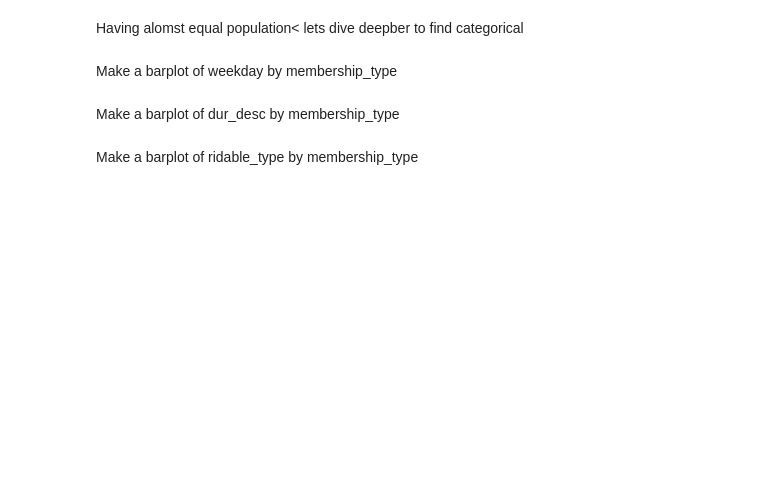
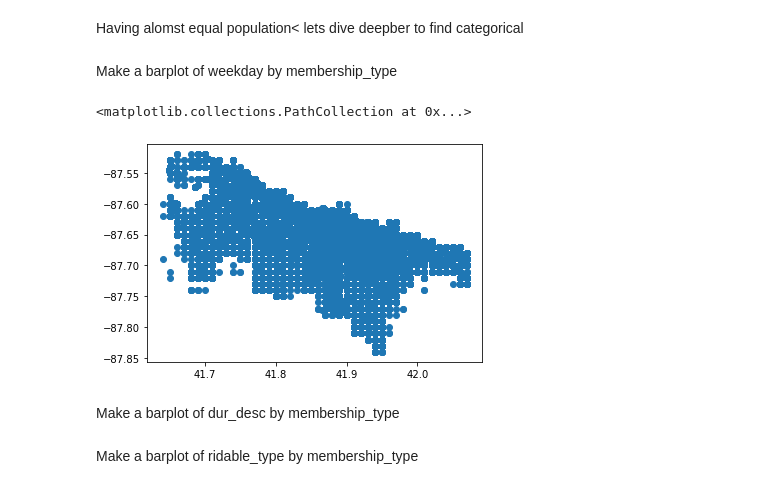
Before and after one commit to gilbertxvictor/Portfolio, a Jupyter notebook: Cyclistic_case_study.ipynb, the cells around one changed output. Saved outputs shown, nothing was run; the diff lists cells and outputs as text; code cells hidden in the pictures; blank space fills up the shorter version.

```diff
--- a/Cyclistic_case_study.ipynb
+++ b/Cyclistic_case_study.ipynb
@@ -265,6 +270,11 @@ plt.legend(loc=3)
 Having alomst equal population< lets dive deepber to find categorical
 # %% [markdown]
 Make a barplot of weekday by membership_type
+# %%
+plt.scatter(merged['start_lat'], merged['start_lng'])
+# %% [output]
+<matplotlib.collections.PathCollection at 0x...>
+[figure, added]
 # %% [markdown]
 Make a barplot of dur_desc by membership_type
 # %% [markdown]
```
Also changed, not shown: parts of 8 cells of this notebook.
